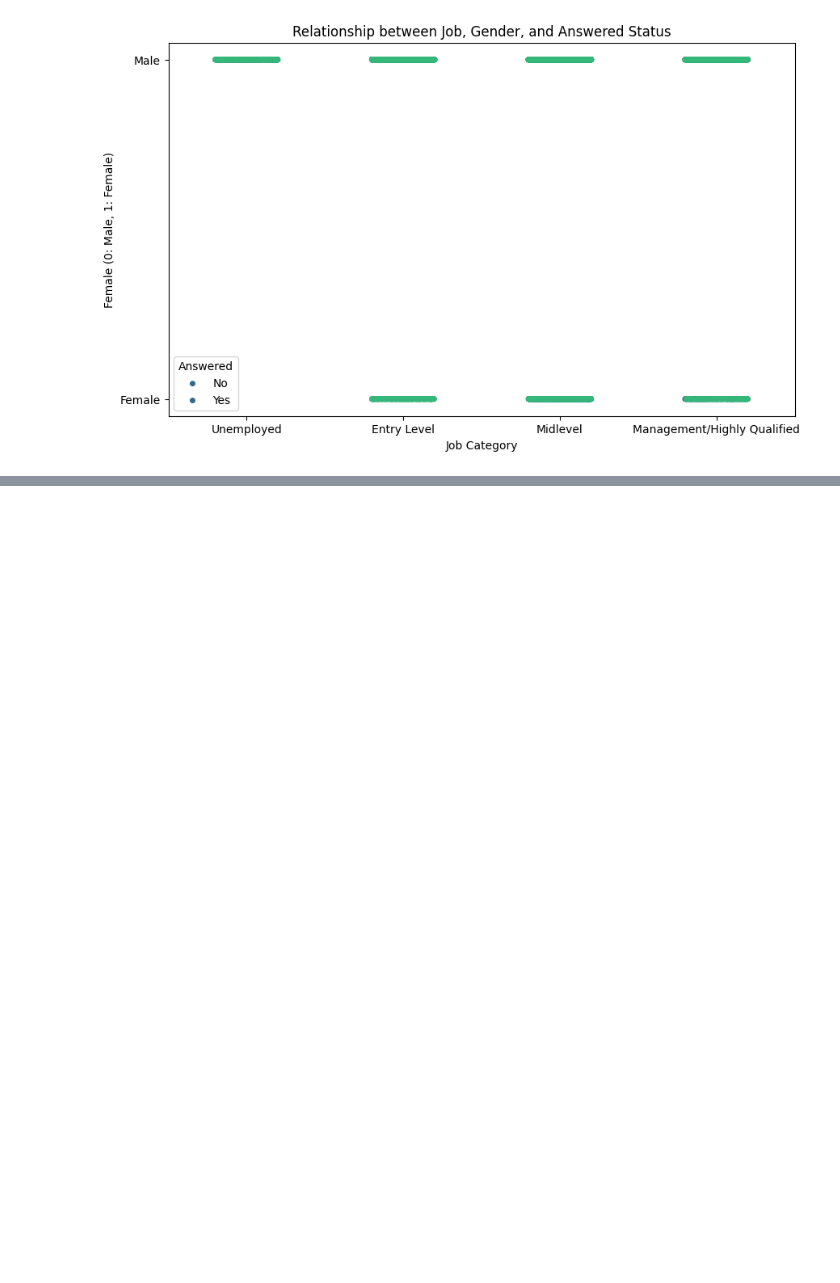
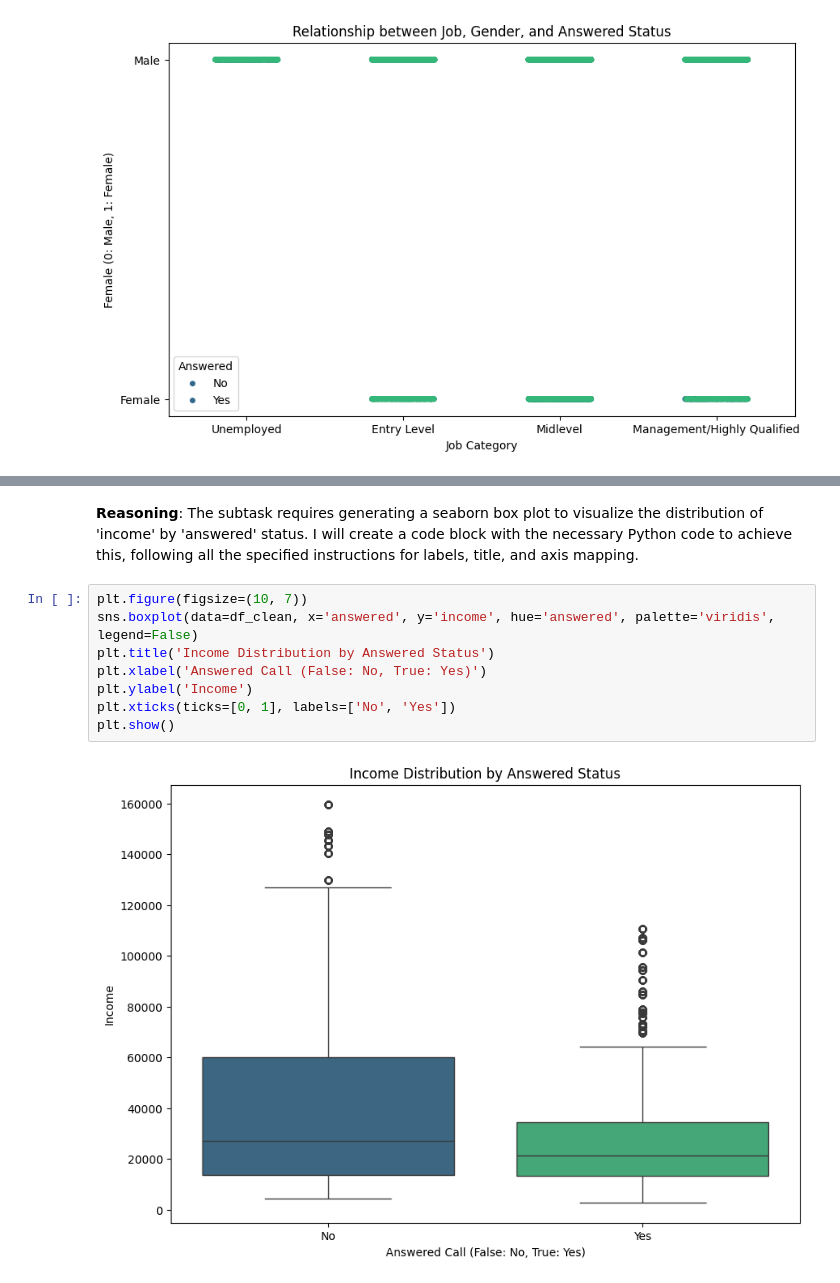
Before and after one commit to NovicePython2004/IS4487, a Jupyter notebook: Assignments/assignment_10_classification.ipynb, the cells around one changed output, grey strips where cells are left out. Saved outputs shown, nothing was run; the diff lists cells and outputs as text; blank space fills up the shorter version.

```diff
--- a/Assignments/assignment_10_classification.ipynb
+++ b/Assignments/assignment_10_classification.ipynb
@@ -806,0 +875,13 @@ plt.show()
+# %% [markdown]
+**Reasoning**:
+The subtask requires generating a seaborn box plot to visualize the distribution of 'income' by 'answered' status. I will create a code block with the necessary Python code to achieve this, following all the specified instructions for labels, title, and axis mapping.
+# %%
+plt.figure(figsize=(10, 7))
+sns.boxplot(data=df_clean, x='answered', y='income', hue='answered', palette='viridis', legend=False)
+plt.title('Income Distribution by Answered Status')
+plt.xlabel('Answered Call (False: No, True: Yes)')
+plt.ylabel('Income')
+plt.xticks(ticks=[0, 1], labels=['No', 'Yes'])
+plt.show()
+# %% [output]
+[figure, added]
```
Also changed, not shown: parts of 40 cells of this notebook.
